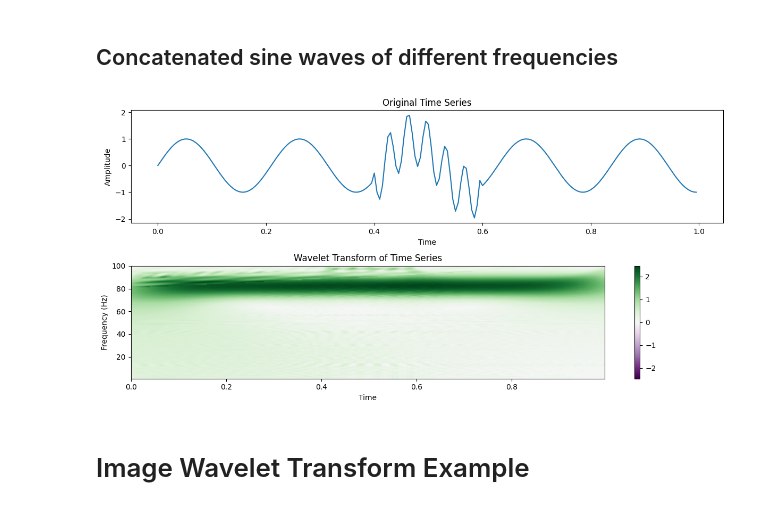
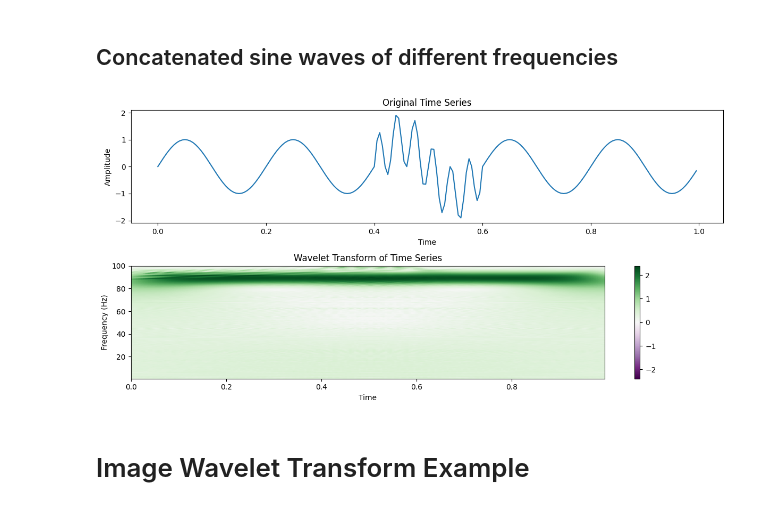
Before and after one commit to erusconiclerici/collectiveNematodes, a Jupyter notebook: Code/Python/testWaveletTheory.ipynb, the cells around one changed output. Saved outputs shown, nothing was run; the diff lists cells and outputs as text; code cells hidden in the pictures.

```diff
--- a/Code/Python/testWaveletTheory.ipynb
+++ b/Code/Python/testWaveletTheory.ipynb
@@ -66,47 +66,47 @@ import matplotlib.pyplot as plt
 def generate_time_series(low_freq, high_freq, high_freq_duration, total_duration=1, sampling_rate=200):
     t = np.linspace(0, total_duration, int(total_duration * sampling_rate), endpoint=False)
     # Create the low frequency sine wave
-    time_series = np.sin(low_freq * t)
+    time_series = np.sin(2 * np.pi * low_freq * t)
 
     # Calculate the start and end points for the high frequency sine wave
     start = int((total_duration - high_freq_duration) / 2 * sampling_rate)
     end = start + int(high_freq_duration * sampling_rate)
 
     # Add the high frequency sine wave in the middle
-    time_series[start:end] += np.sin(high_freq * t[start:end])
+    time_series[start:end] += np.sin(2 * np.pi * high_freq * t[start:end])
 
     return t, time_series
 
 # Generate the time series
-t, time_series = generate_time_series(low_freq=30, high_freq=180, high_freq_duration=0.2)
+t, time_series = generate_time_series(low_freq=5, high_freq=30, high_freq_duration=0.2)
 
 # Apply Continuous Wavelet Transform
-scales = np.arange(1, 128)
+scales = np.arange(1, 200)
 coefficients, frequencies = pywt.cwt(time_series, scales, 'cmor', sampling_period=1/200)
 
 # Plotting
 plt.figure(figsize=(12, 6))
 
 # Plot the original time series
 plt.subplot(2, 1, 1)
 plt.plot(t, time_series)
 plt.title('Original Time Series')
 plt.xlabel('Time')
 plt.ylabel('Amplitude')
 
 # Plot the wavelet transform
 plt.subplot(2, 1, 2)
 plt.imshow(np.abs(coefficients), extent=[0, t[-1], frequencies[-1], frequencies[0]], cmap='PRGn', aspect='auto',
            vmax=abs(coefficients).max(), vmin=-abs(coefficients).max())
 plt.title('Wavelet Transform of Time Series')
 plt.xlabel('Time')
 plt.ylabel('Frequency (Hz)')
 plt.colorbar()
 
 plt.tight_layout()
 plt.show()
 # %% [output]
-[figure, old version]
+[figure, new version]
 # %% [markdown]
 #  Image Wavelet Transform Example #
 # %%
```
